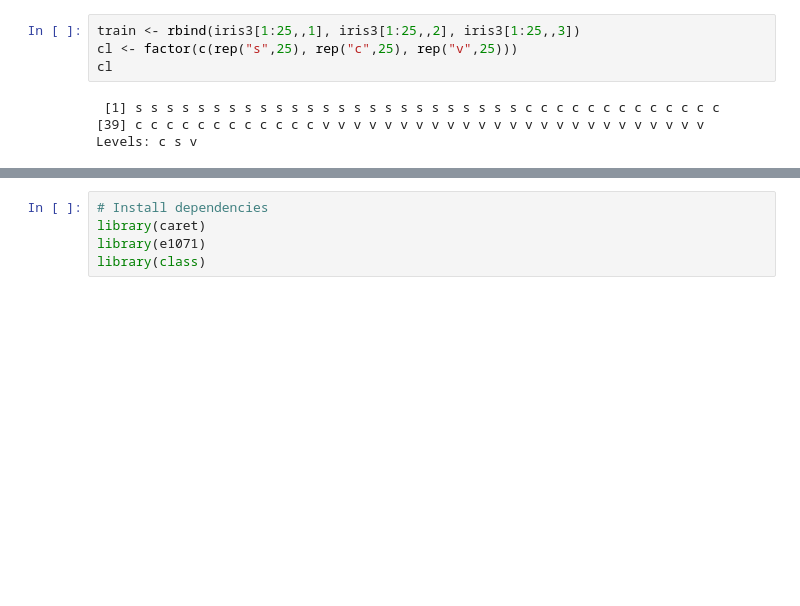
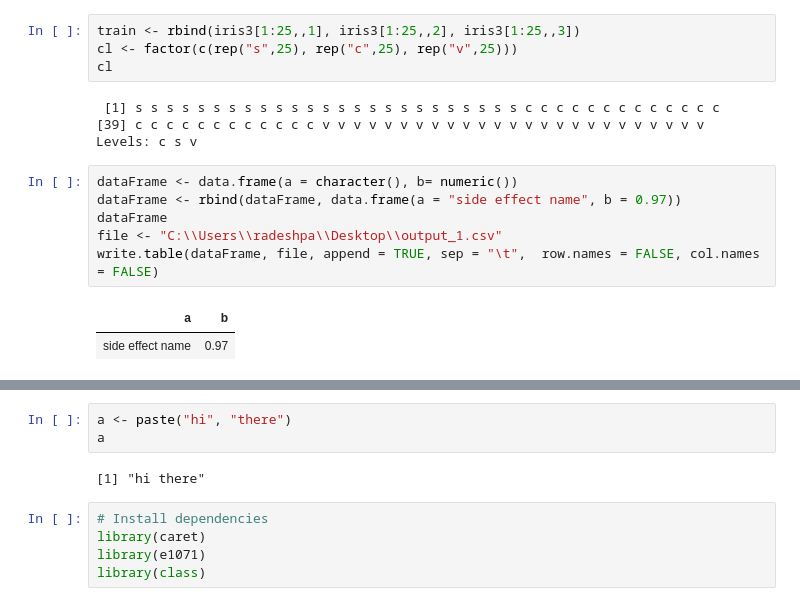
Before and after one commit to deshpr/BioInformatics_HW_3, a Jupyter notebook: Assigment_3_1.ipynb, the cells around one changed output, grey strips where cells are left out. Saved outputs shown, nothing was run; the diff lists cells and outputs as text; blank space fills up the shorter version.

```diff
--- a/Assigment_3_1.ipynb
+++ b/Assigment_3_1.ipynb
@@ -222,3 +222,12 @@ cl
  [1] s s s s s s s s s s s s s s s s s s s s s s s s s c c c c c c c c c c c c c
 [39] c c c c c c c c c c c c v v v v v v v v v v v v v v v v v v v v v v v v v
 Levels: c s v
+# %%
+dataFrame <- data.frame(a = character(), b= numeric())
+dataFrame <- rbind(dataFrame, data.frame(a = "side effect name", b = 0.97))
+dataFrame
+file <- "C:\\Users\\radeshpa\\Desktop\\output_1.csv"
+write.table(dataFrame, file, append = TRUE, sep = "\t",  row.names = FALSE, col.names = FALSE)
+# %% [output]
+| a | b |
+| side effect name | 0.97 |
@@ -225,3 +236,8 @@ Levels: c s v
+# %%
+a <- paste("hi", "there")
+a
+# %% [output]
+[1] "hi there"
 # %%
 # Install dependencies
 library(caret)
```
Also changed, not shown: parts of 2 cells of this notebook, 1 other file.
